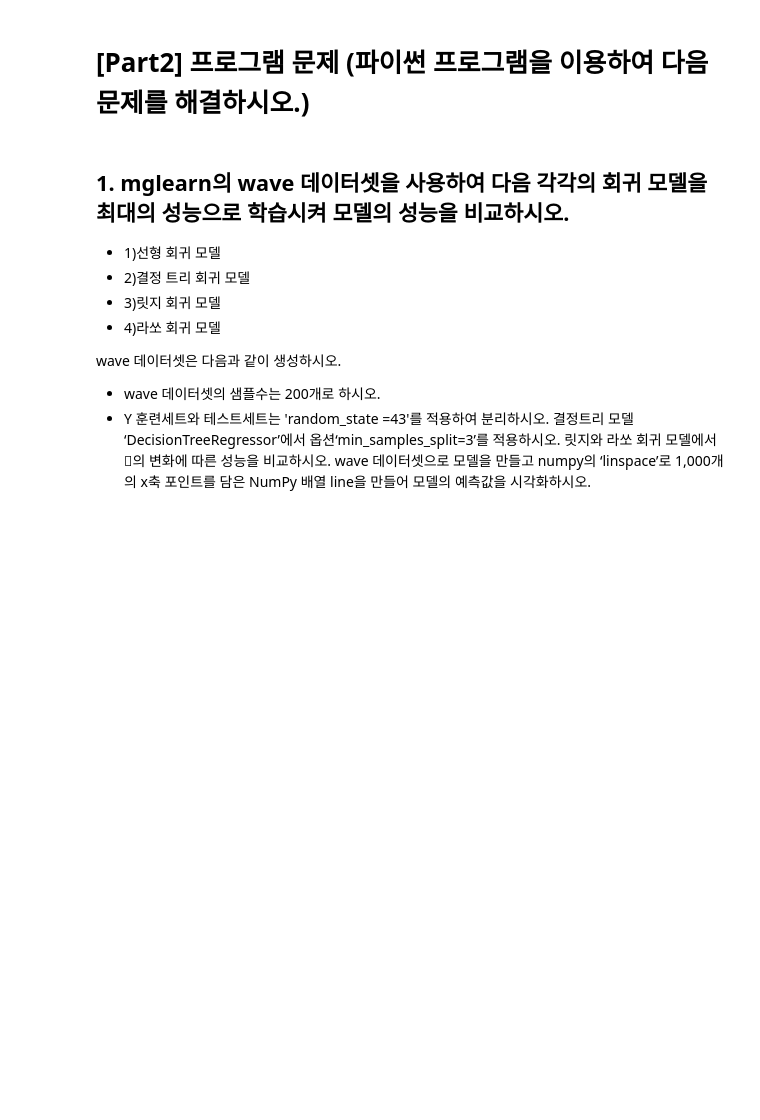
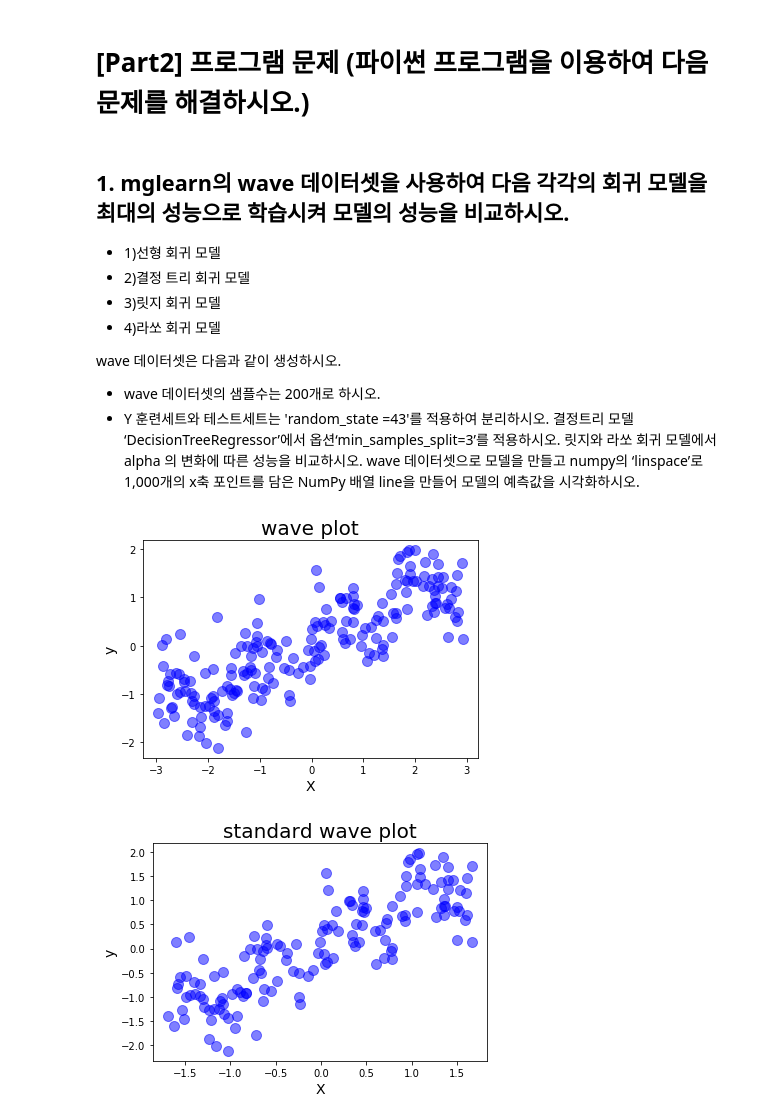
Before and after one commit to gkalstn000/project2, a Jupyter notebook: 하민수project2.ipynb, the cells around one changed output. Saved outputs shown, nothing was run; the diff lists cells and outputs as text; code cells hidden in the pictures; blank space fills up the shorter version.

```diff
--- a/하민수project2.ipynb
+++ b/하민수project2.ipynb
@@ -42,5 +60,50 @@ wave 데이터셋은 다음과 같이 생성하시오.
 * Y 훈련세트와 테스트세트는 'random_state =43'를 적용하여 분리하시오.
 결정트리 모델 ‘DecisionTreeRegressor’에서 옵션‘min_samples_split=3’를
 적용하시오.
-릿지와 라쏘 회귀 모델에서 의 변화에 따른 성능을 비교하시오.
+릿지와 라쏘 회귀 모델에서 alpha 의 변화에 따른 성능을 비교하시오.
 wave 데이터셋으로 모델을 만들고 numpy의 ‘linspace’로 1,000개의 x축 포인트를 담은 NumPy 배열 line을 만들어 모델의 예측값을 시각화하시오.
+# %%
+#wave_set의 산점도
+def show_plot(X, y, title) :
+    plt.plot(X, y,
+             linestyle='none',
+             marker='o',
+             markersize=10,
+             color='blue',
+             alpha=0.5)
+
+    plt.title(title, fontsize=20)
+    plt.xlabel('X', fontsize=14)
+    plt.ylabel('y', fontsize=14)
+    plt.show()
+# %%
+#Data prepare set
+import mglearn.datasets
+from sklearn.neighbors import KNeighborsRegressor
+from sklearn.model_selection import train_test_split
+import numpy as np
+from matplotlib import pyplot as plt
+from sklearn.preprocessing import StandardScaler
+
+X, y = mglearn.datasets.make_wave(n_samples=200) #각 200개씩 데이터 샘플 make
+
+show_plot(X, y, 'wave plot')
+
+
+X_train, X_test, y_train, y_test = train_test_split(X, y, random_state=43)
+
+#X_train, X_test표준화
+scaler = StandardScaler()
+scaler.fit(X_train) #일반화를 위해 train데이터 standard 객체를 test객체에 적용
+X_train_sc = scaler.transform(X_train)
+X_test_sc = scaler.transform(X_test)
+X_sc = scaler.transform(X)
+
+show_plot(X_train_sc, y_train, 'standard wave plot')
+
+#-1<=X_samples<=1사이 1000개의 point들
+X_samples = np.linspace(-1,1,1000) # shape = (1000,)
+X_samples = np.reshape(X_samples, (1000, 1)) # shape = (1000, 1)
+# %% [output]
+[figure, added]
+[figure, added]
```
Also changed, not shown: parts of 30 cells of this notebook.
